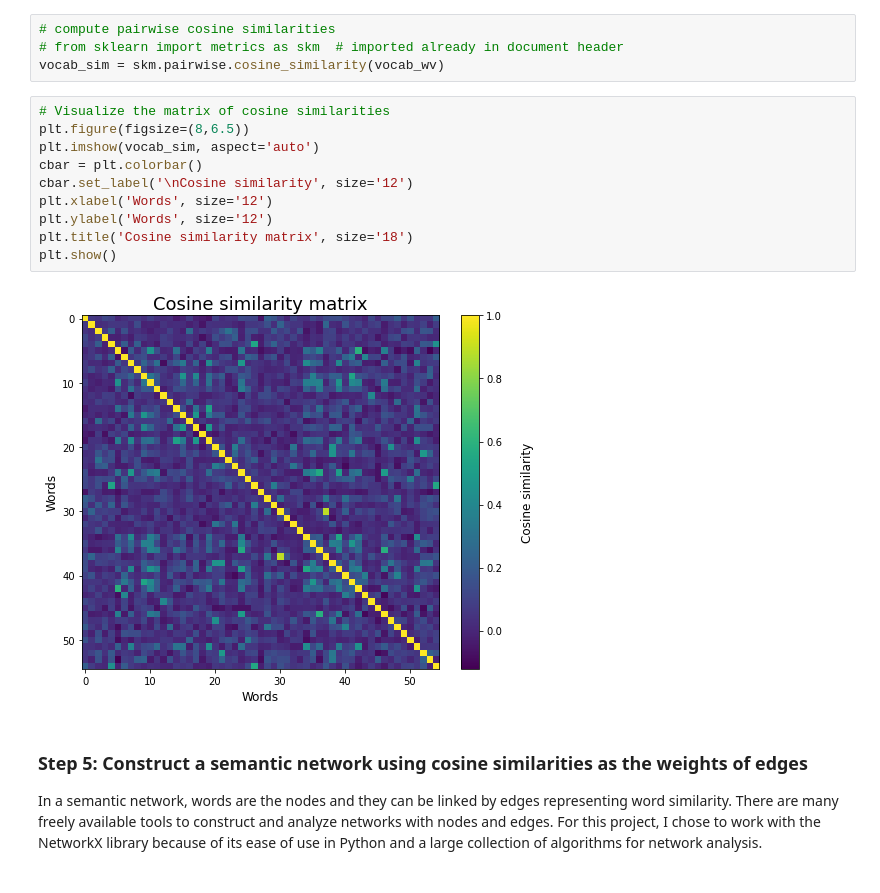
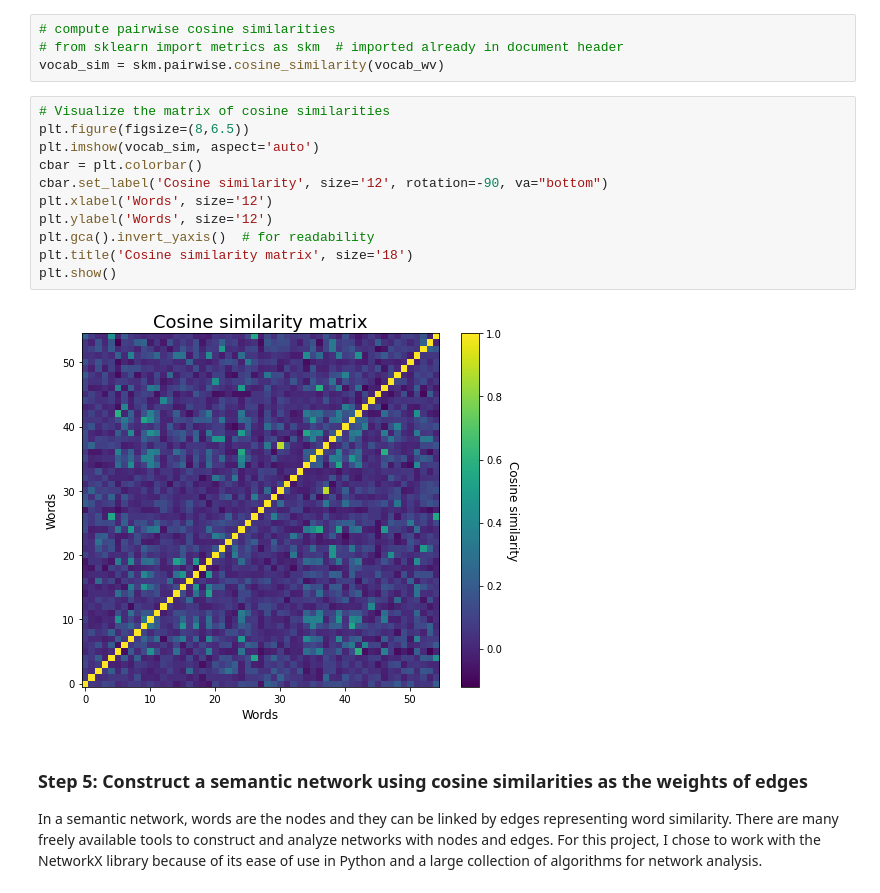
Before and after one commit to Data-Science-for-Linguists-2022/Child-Vocab-Development, a Jupyter notebook: code/vocabulary_analysis.ipynb, the cells around one changed output. Cells and saved outputs as stored; diff of their text form.

```diff
--- a/code/vocabulary_analysis.ipynb
+++ b/code/vocabulary_analysis.ipynb
@@ -209,15 +210,16 @@ vocab_sim = skm.pairwise.cosine_similarity(vocab_wv)
 # %%
 # Visualize the matrix of cosine similarities
 plt.figure(figsize=(8,6.5))
 plt.imshow(vocab_sim, aspect='auto')
 cbar = plt.colorbar()
-cbar.set_label('\nCosine similarity', size='12')
+cbar.set_label('Cosine similarity', size='12', rotation=-90, va="bottom")
 plt.xlabel('Words', size='12')
 plt.ylabel('Words', size='12')
+plt.gca().invert_yaxis()  # for readability
 plt.title('Cosine similarity matrix', size='18')
 plt.show()
 # %% [output]
-[figure, old version]
+[figure, new version]
 # %% [markdown]
 ### Step 5: Construct a semantic network using cosine similarities as the weights of edges
 
```
Also changed, not shown: parts of 6 cells of this notebook.
